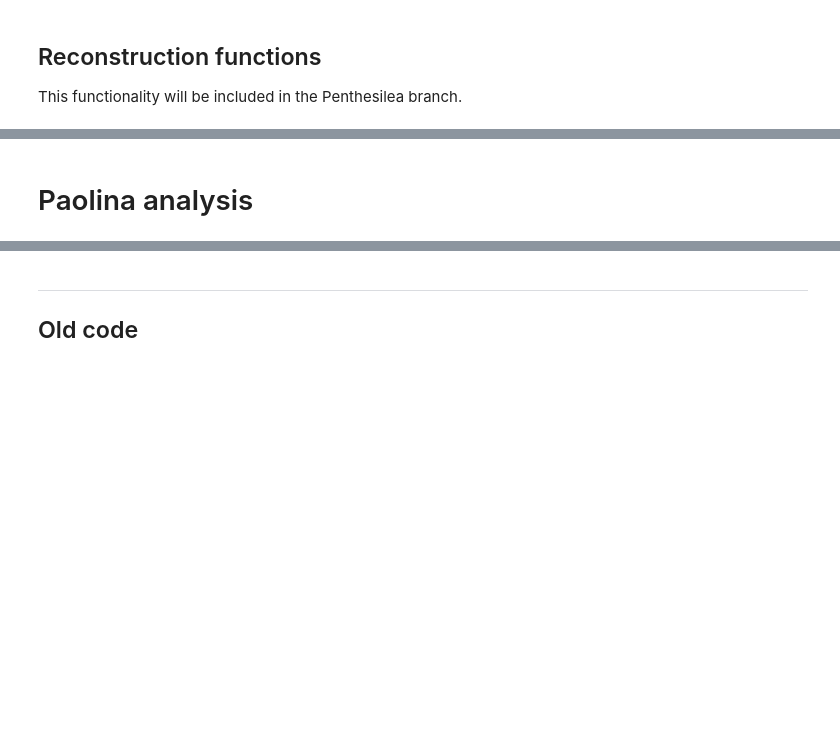
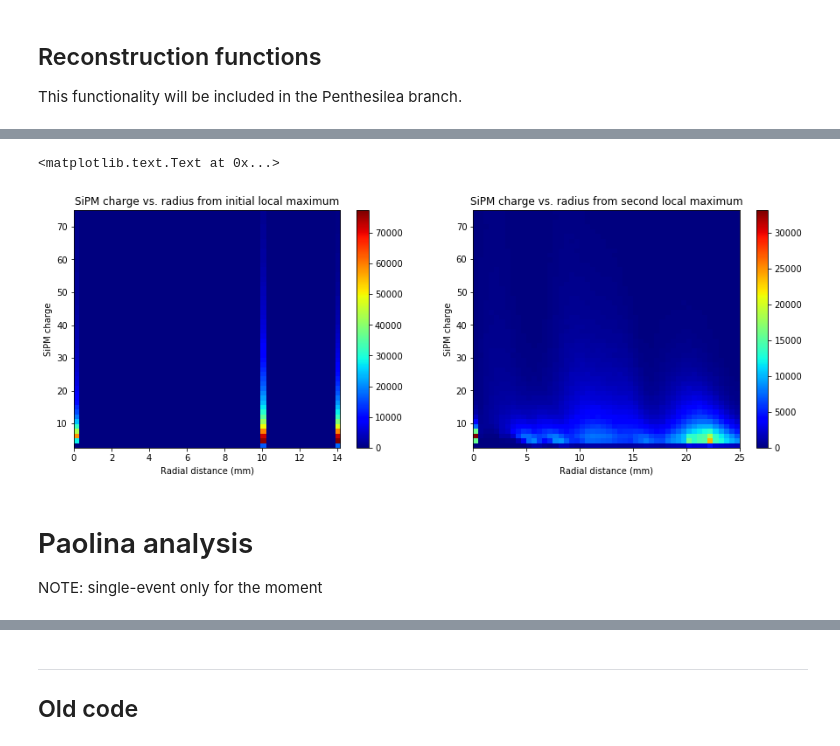
Before and after one commit to paolafer/ICARO, a Jupyter notebook: invisible_cities/utils/paolina_test.ipynb, the cells around one changed output, grey strips where cells are left out. Cells and saved outputs as stored; diff of their text form; code cells hidden in the pictures; blank space fills up the shorter version.

```diff
--- a/invisible_cities/utils/paolina_test.ipynb
+++ b/invisible_cities/utils/paolina_test.ipynb
@@ -182,5 +308,41 @@ else:
+# %%
+# cluster charge vs. radial distance from local maxima
+fig = plt.figure(3);
+fig.set_figheight(5.0);
+fig.set_figwidth(15.0);
+
+# charge histogram
+ax1 = fig.add_subplot(121);
+#plt.scatter(l_r_rlm,l_q_rlm,marker='.')
+hxy, xxy, yxy = np.histogram2d(l_q_rlm, l_r_rlm, normed=False, bins=(50, 50))
+extent1 = [yxy[0], yxy[-1], xxy[0], xxy[-1]]
+sp1 = plt.imshow(hxy, extent=extent1, interpolation='none', aspect='auto', origin='lower', cmap='jet')
+cbp1 = plt.colorbar(sp1)
+ax1.set_title("SiPM charge vs. radius from initial local maximum")
+ax1.set_xlabel("Radial distance (mm)")
+ax1.set_ylabel("SiPM charge")
+
+# zoomed energy spectrum
+ax2 = fig.add_subplot(122);
+#plt.hist(l_etot[((l_etot > 60000) & (l_etot < 120000))],bins=50)
+#plt.hist(l_etotcorr[((l_etotcorr > 60000) & (l_etotcorr < 120000))],bins=50)
+#plt.scatter(l_zavg,l_etotcorr,marker='.')
+hxy, xxy, yxy = np.histogram2d(l_q_rnlm, l_r_rnlm, normed=False, bins=(50, 50))
+extent1 = [yxy[0], yxy[-1], xxy[0], xxy[-1]]
+sp2 = plt.imshow(hxy, extent=extent1, interpolation='none', aspect='auto', origin='lower', cmap='jet')
+cbp2 = plt.colorbar(sp2)
+#plt.axvline(x=Ecut_low,color='red',linestyle='--')
+#plt.axvline(x=Ecut_high,color='red',linestyle='--')
+#plt.scatter(l_r_rnlm,l_q_rnlm,marker='.')
+ax2.set_title("SiPM charge vs. radius from second local maximum")
+ax2.set_xlabel("Radial distance (mm)")
+ax2.set_ylabel("SiPM charge")
+# %% [output]
+<matplotlib.text.Text at 0x...>
+[figure, added]
 # %% [markdown]
 # Paolina analysis
+NOTE: single-event only for the moment
 # %%
 vol_min = np.array([-250, -250, -100],dtype=np.int16)  # volume minimum (x,y,z)
 vol_max = np.array([250, 250, 400],dtype=np.int16)  # volume maximum (x,y,z)
```
Also changed, not shown: parts of 12 cells of this notebook.
